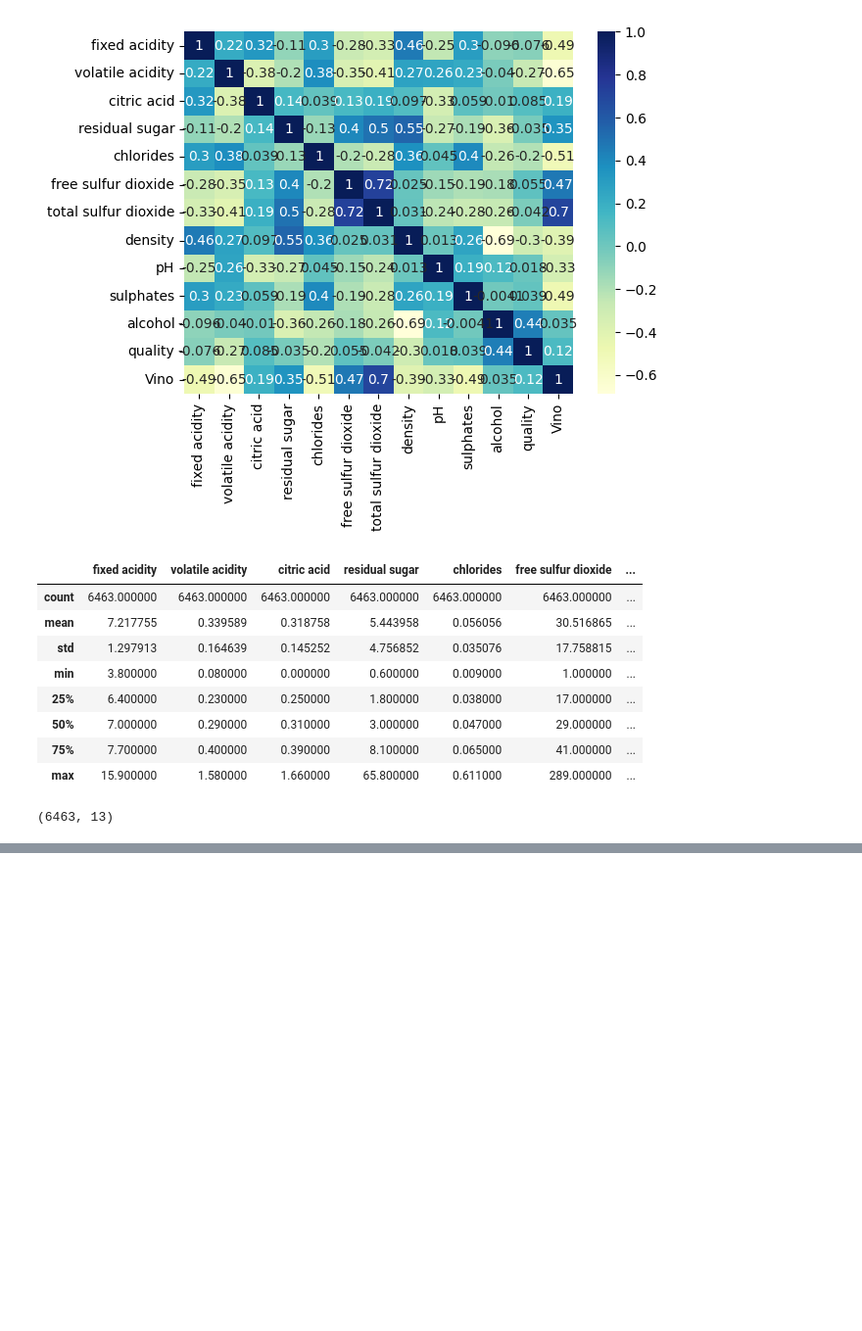
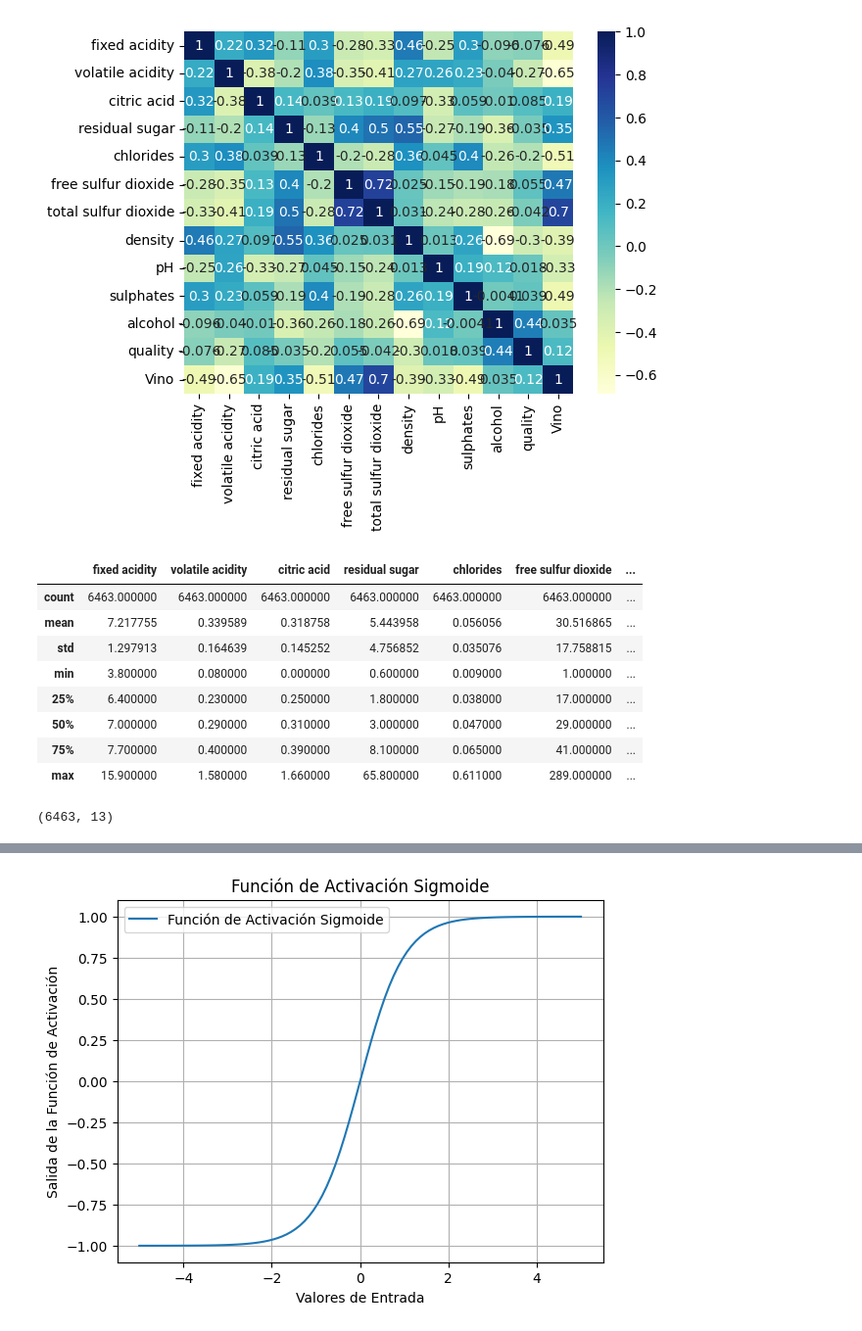
Before and after one commit to coyolxahuqui/Tareas-UIC, a Jupyter notebook: S4FuncionesActivacion.ipynb, the cells around one changed output, grey strips where cells are left out. Shown at 98% size. Cells and saved outputs as stored; diff of their text form; code cells hidden in the pictures; blank space fills up the shorter version.

```diff
--- a/S4FuncionesActivacion.ipynb
+++ b/S4FuncionesActivacion.ipynb
@@ -163,0 +243,2 @@ plt.plot(entrenamiento.history["loss"])
+# %%
+entrenamiento = model.fit(X_ent, y_ent, epochs=50, batch_size=32, verbose=1)
@@ -163,0 +269,16 @@ plt.plot(entrenamiento.history["loss"])
+# %%
+activation_function = model.layers[0].activation
+# %%
+x = np.linspace(-5, 5, 100)
+# %%
+y = activation_function(x)
+# %%
+plt.plot(x, y, label='Función de Activación Sigmoide')
+plt.xlabel('Valores de Entrada')
+plt.ylabel('Salida de la Función de Activación')
+plt.title('Función de Activación Sigmoide')
+plt.legend()
+plt.grid(True)
+plt.show()
+# %% [output]
+[figure, added]
```
Also changed, not shown: parts of 21 cells of this notebook.
